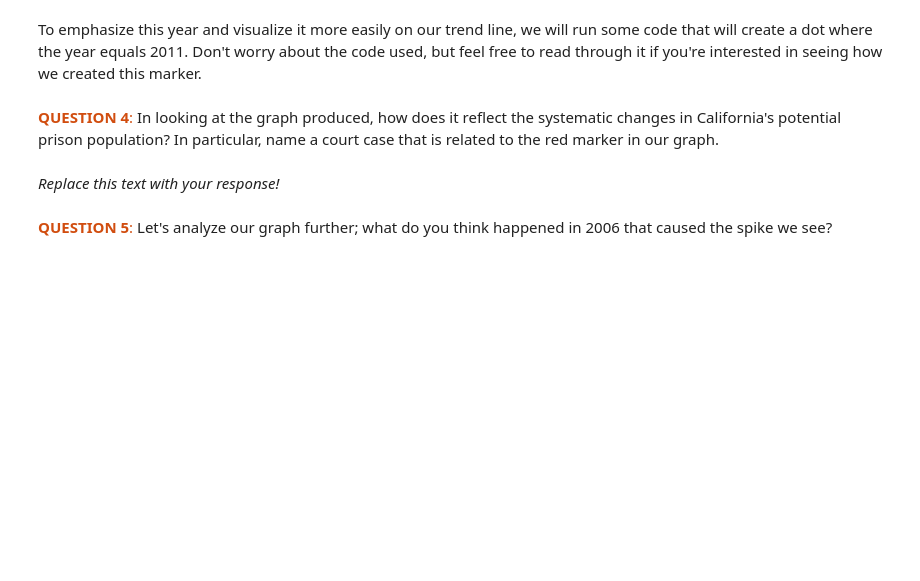
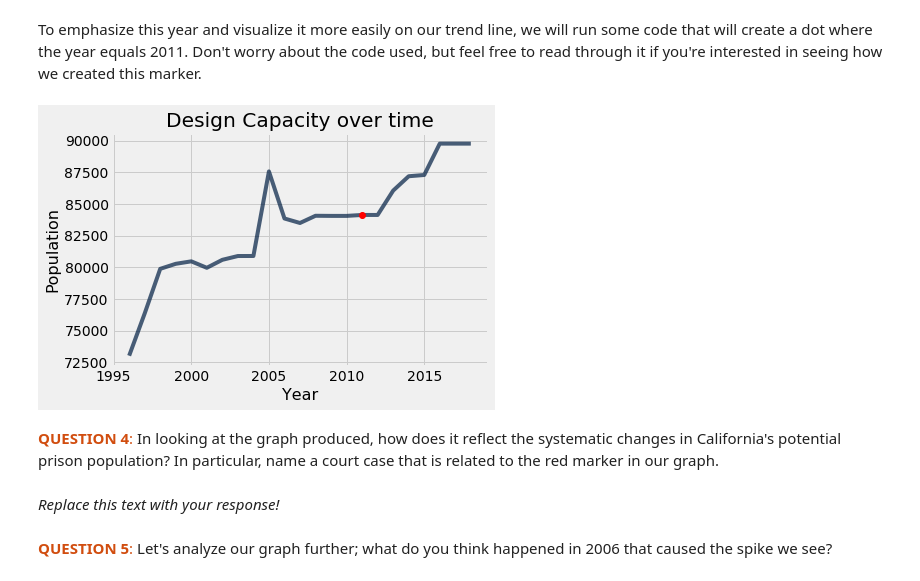
Before and after one commit to ds-modules/BUDS-SU21-Dev, a Jupyter notebook: Week_4/Thursday/Lecture_1-Copy1.ipynb, the cells around one changed output. Cells and saved outputs as stored; diff of their text form; code cells hidden in the pictures; blank space fills up the shorter version.

```diff
--- a/Week_4/Thursday/Lecture_1-Copy1.ipynb
+++ b/Week_4/Thursday/Lecture_1-Copy1.ipynb
@@ -210,17 +307,19 @@ To emphasize this year and visualize it more easily on our trend line, we will r
 # %%
 # Assign the year 2011 as the x-coordinate
 x_coordinate_2011 = design_capacity_2011.column('year')
 
 # Assign the designed capacity sum in the year 2011 as the y-coordinate
-y_coordinate_2011 = design_capacity_2011.column("designed_capacity sum")
+y_coordinate_2011 = design_capacity_2011.column("designed_capacity last_inst sum")
 
-design_capacity_ca.plot("year", "designed_capacity sum"); # Plot our trend
+design_capacity_ca.plot("year", "designed_capacity last_inst sum"); # Plot our trend
 
 plt.xlabel("Year")
 plt.ylabel("Population")
 plt.title("Design Capacity over time")
 
 plt.plot(x_coordinate_2011, y_coordinate_2011, 'ro'); # Plot a single x,y coordinate
+# %% [output]
+[figure, added]
 # %% [markdown]
 <font color = #d14d0f>**QUESTION 4**:</font> In looking at the graph produced, how does it reflect the systematic changes in California's potential prison population? In particular, name a court case that is related to the red marker in our graph.
 # %% [markdown]
```
Also changed, not shown: parts of 26 cells of this notebook, 4 other files.
